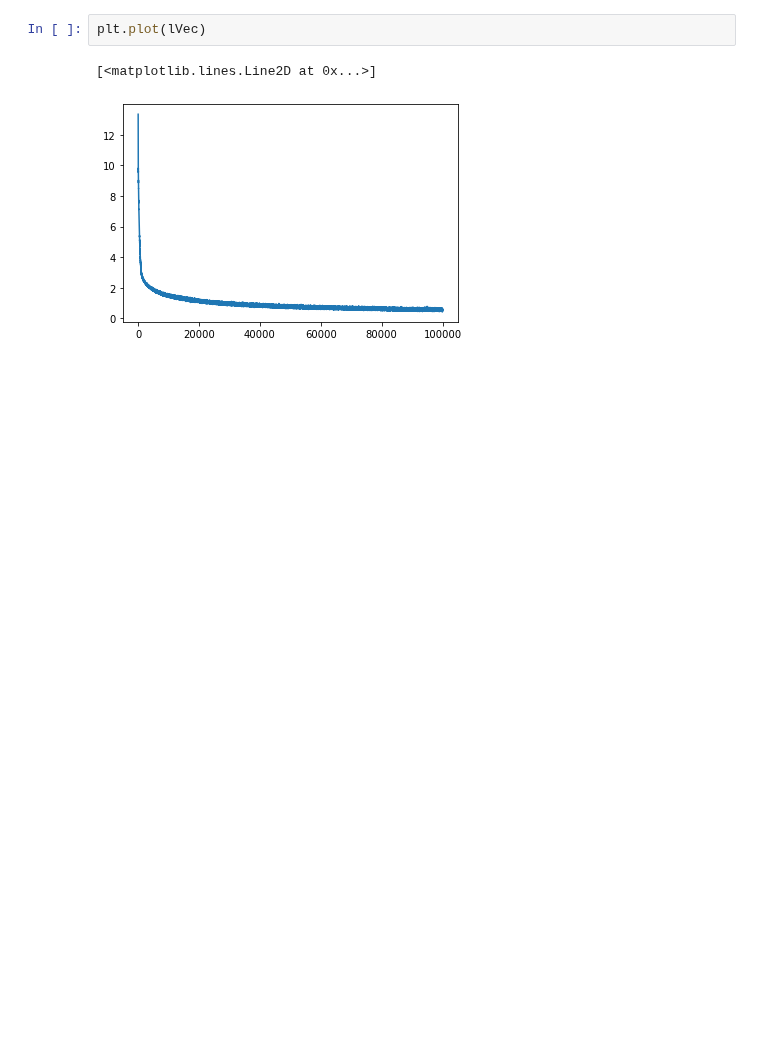
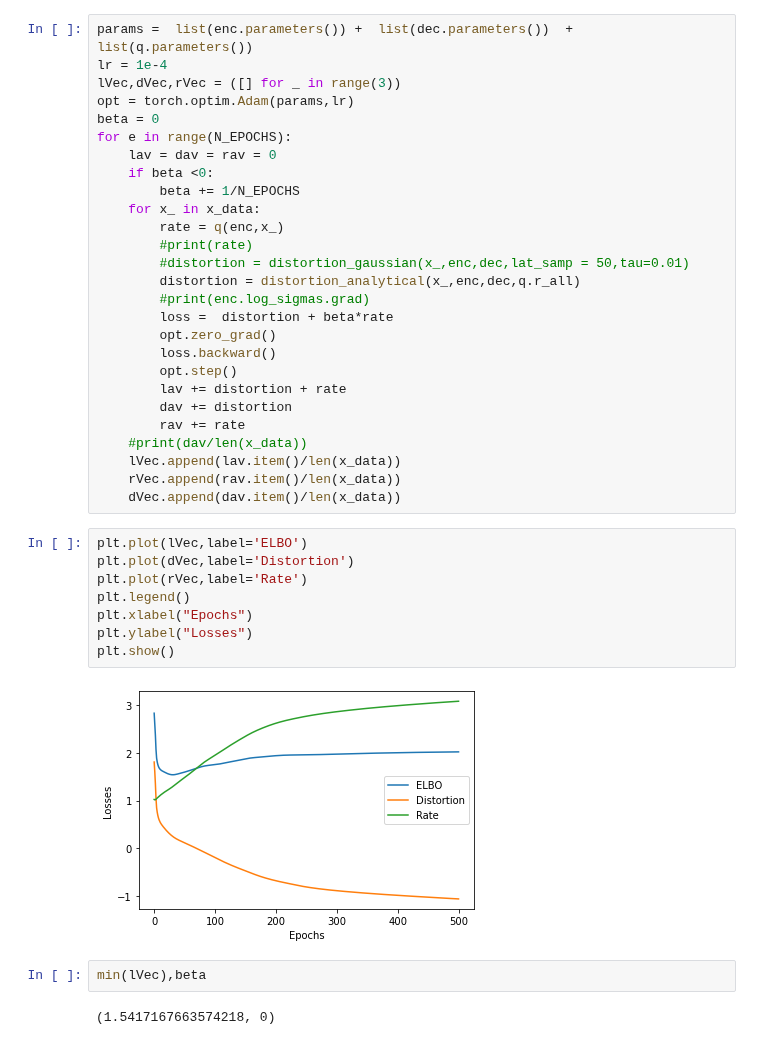
Before and after one commit to simonebmalerba/neural_VAE, a Jupyter notebook: ising_analytical.ipynb, the cells around one changed output. Saved outputs shown, nothing was run; the diff lists cells and outputs as text; blank space fills up the shorter version.

Commit message:
Analytical Distortion

```diff
--- a/ising_analytical.ipynb
+++ b/ising_analytical.ipynb
@@ -63,5 +86,41 @@ for e in range(N_EPOCHS):
-# %%
-plt.plot(lVec)
-# %% [output]
-[<matplotlib.lines.Line2D at 0x...>]
-[figure, removed]
+# %%
+params =  list(enc.parameters()) +  list(dec.parameters())  + list(q.parameters())
+lr = 1e-4
+lVec,dVec,rVec = ([] for _ in range(3))
+opt = torch.optim.Adam(params,lr)
+beta = 0
+for e in range(N_EPOCHS):
+    lav = dav = rav = 0
+    if beta <0:
+        beta += 1/N_EPOCHS
+    for x_ in x_data:
+        rate = q(enc,x_)
+        #print(rate)
+        #distortion = distortion_gaussian(x_,enc,dec,lat_samp = 50,tau=0.01)
+        distortion = distortion_analytical(x_,enc,dec,q.r_all)
+        #print(enc.log_sigmas.grad)
+        loss =  distortion + beta*rate
+        opt.zero_grad()
+        loss.backward()
+        opt.step()
+        lav += distortion + rate
+        dav += distortion
+        rav += rate
+    #print(dav/len(x_data))
+    lVec.append(lav.item()/len(x_data))
+    rVec.append(rav.item()/len(x_data))
+    dVec.append(dav.item()/len(x_data))
+# %%
+plt.plot(lVec,label='ELBO')
+plt.plot(dVec,label='Distortion')
+plt.plot(rVec,label='Rate')
+plt.legend()
+plt.xlabel("Epochs")
+plt.ylabel("Losses")
+plt.show()
+# %% [output]
+[figure, added]
+# %%
+min(lVec),beta
+# %% [output]
+(1.5417167663574218, 0)
```
Also changed, not shown: parts of 25 cells of this notebook, 1 other file.
